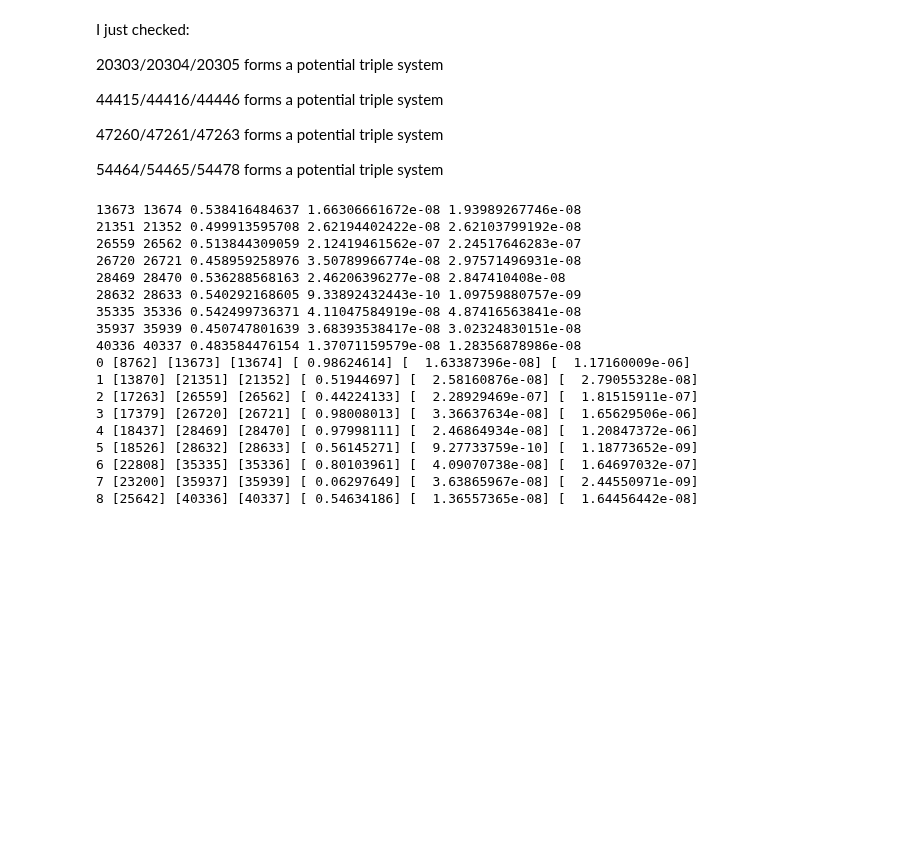
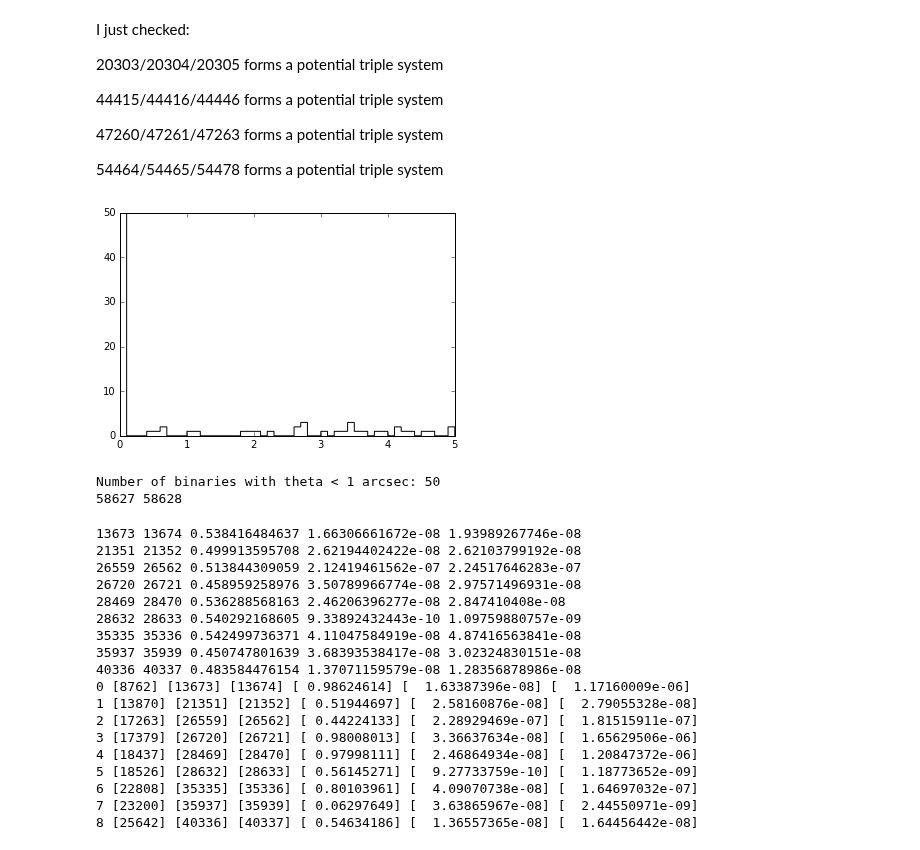
Before and after one commit to astroJeff/gaia_binaries, a Jupyter notebook: notebooks/NLTT.ipynb, the cells around one changed output. Cells and saved outputs as stored; diff of their text form; code cells hidden in the pictures; blank space fills up the shorter version.

Commit message:
Updated NLTT notebook

```diff
--- a/notebooks/NLTT.ipynb
+++ b/notebooks/NLTT.ipynb
@@ -35,9 +35,8 @@ t['mu_dec'] = 1.0e3*t['mu_dec']
 t['mu_ra_err'] = 1.0e3*t['mu_ra_err']
 t['mu_dec_err'] = 1.0e3*t['mu_dec_err']
 
-# Set minimum proper motion uncertainties to 1 mas/yr
-min_t = np.ones(len(t))
-t['mu_ra_err'] = np.max((min_t, t['mu_ra_err']), axis=0)
-t['mu_dec_err'] = np.max((min_t, t['mu_dec_err']), axis=0)
+# Select only stars with proper motion uncertainties greater than 1 mas/yr - remove junk
+ids_good = np.union1d( np.where(t['mu_ra_err'] > 1.0)[0], np.where(t['mu_dec_err'] > 1.0)[0] )
+t = t[ids_good]
 # %%
 print t.colnames
@@ -108,9 +107,9 @@ for i in np.arange(length-1):
 
         star2 = t['ra'][j], t['dec'][j], t['mu_ra'][j], t['mu_dec'][j], t['mu_ra_err'][j], t['mu_dec_err'][j]
 
-        # Only select stars within 1 degree
+        # Only select stars within 1 degree, but with separate positions
         theta = P_random.get_theta_proj_degree(star1[0], star1[1], star2[0], star2[1])
-        if theta > 1.0:
+        if theta > 1.0 or theta < 1.0e-6:
             prob[j-1-i] = 1000.0
             continue
 
@@ -1070,6 +1111,37 @@ I just checked:
 47260/47261/47263 forms a potential triple system
 
 54464/54465/54478 forms a potential triple system
+# %%
+
+# Proper motion histogram
+# print "Number of binaries with exactly 1 mas/yr proper motion uncertainties (for at least 1 component):"
+# print len(reduce(np.union1d, (np.where(t['mu_ra_err'][ids_new_NLTT_A] == 1.0)[0], \
+#                          np.where(t['mu_dec_err'][ids_new_NLTT_A] == 1.0)[0], \
+#                          np.where(t['mu_ra_err'][ids_new_NLTT_B] == 1.0)[0], \
+#                          np.where(t['mu_dec_err'][ids_new_NLTT_B] == 1.0)[0])))
+
+
+
+# Angular separation histogram
+tmp_theta = np.sqrt((t['ra'][ids_new_NLTT_A]-t['ra'][ids_new_NLTT_B])**2 * np.cos(t['dec'][ids_new_NLTT_A]) \
+            * np.cos(t['dec'][ids_new_NLTT_B]) + (t['dec'][ids_new_NLTT_A]-t['dec'][ids_new_NLTT_B])**2) * 3600.0
+plt.hist(tmp_theta, histtype='step', color='k', bins=50, range=(0.0, 5.0))
+plt.show()
+print "Number of binaries with theta < 1 arcsec:", len(np.where(tmp_theta<0.2)[0])
+
+print t['NLTT'][ids_new_NLTT_A[-1]], t['NLTT'][ids_new_NLTT_B[-1]]
+
+# P_binary vs. P_random plot
+# plt.scatter(prob_50['P_binary'][ids_new], prob_50['P_random'][ids_new], color='k')
+# plt.xscale('log')
+# plt.yscale('log')
+# plt.xlim(1.0e-9, 1.0e-1)
+# plt.ylim(1.0e-12, 1.0e-6)
+# plt.show()
+# %% [output]
+[figure, added]
+Number of binaries with theta < 1 arcsec: 50
+58627 58628
 # %%
 ids = np.where(prob_out_CG['CCode']<4)[0]
 
```
Also changed, not shown: parts of 5 cells of this notebook.
